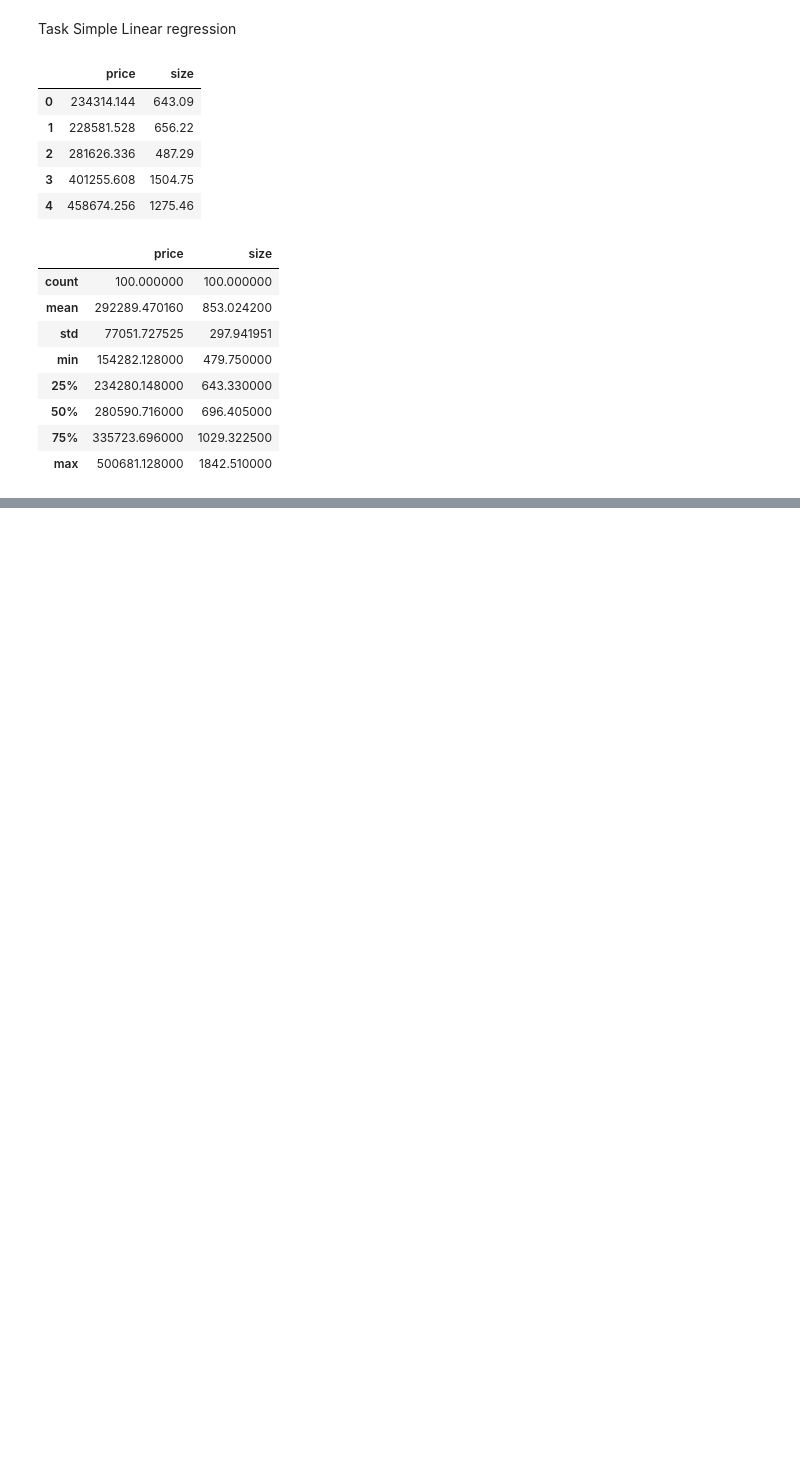
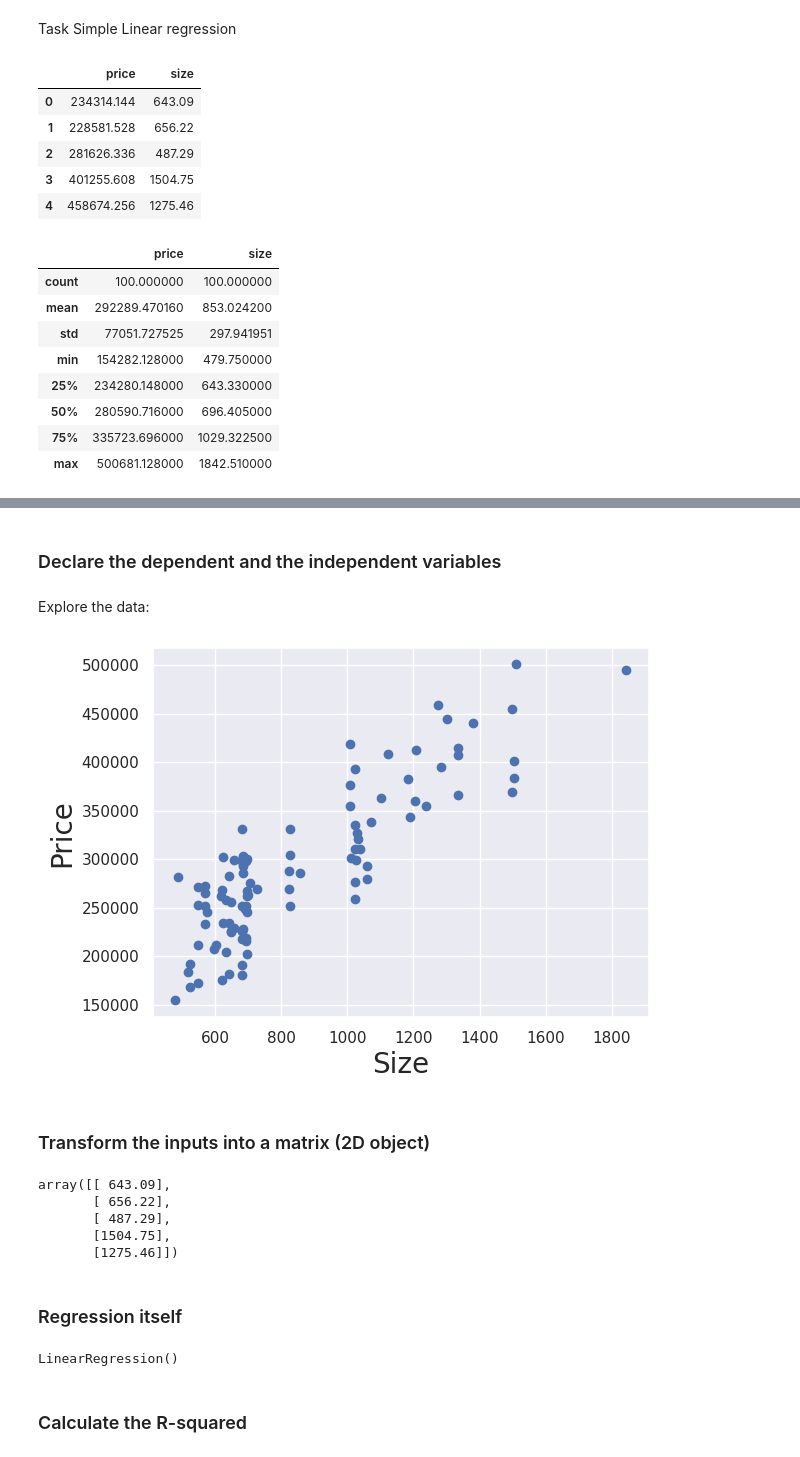
Before and after one commit to Korniev/Data-Sciense, a Jupyter notebook: udemy/simple_linear_regression.ipynb, the cells around one changed output, grey strips where cells are left out. Saved outputs shown, nothing was run; the diff lists cells and outputs as text; code cells hidden in the pictures; blank space fills up the shorter version.

```diff
--- a/udemy/simple_linear_regression.ipynb
+++ b/udemy/simple_linear_regression.ipynb
@@ -145,0 +154,3 @@ plt.show()
+# %%
+data = pd.read_csv('real_estate_price_size.csv')
+data.head()
@@ -145,0 +176,34 @@ plt.show()
+# %% [markdown]
+### Declare the dependent and the independent variables
+# %%
+y = data['price']
+x = data['size']
+# %% [markdown]
+Explore the data:
+# %%
+plt.scatter(x,y)
+plt.xlabel('Size',fontsize=20)
+plt.ylabel('Price',fontsize=20)
+plt.show()
+# %% [output]
+[figure, added]
+# %% [markdown]
+### Transform the inputs into a matrix (2D object)
+# %%
+x_matrix = x.values.reshape(-1,1)
+x_matrix[:5]
+# %% [output]
+array([[ 643.09],
+       [ 656.22],
+       [ 487.29],
+       [1504.75],
+       [1275.46]])
+# %% [markdown]
+### Regression itself
+# %%
+reg = LinearRegression()
+reg.fit(x_matrix, y)
+# %% [output]
+LinearRegression()
+# %% [markdown]
+### Calculate the R-squared
```
Also changed, not shown: parts of 18 cells of this notebook.
